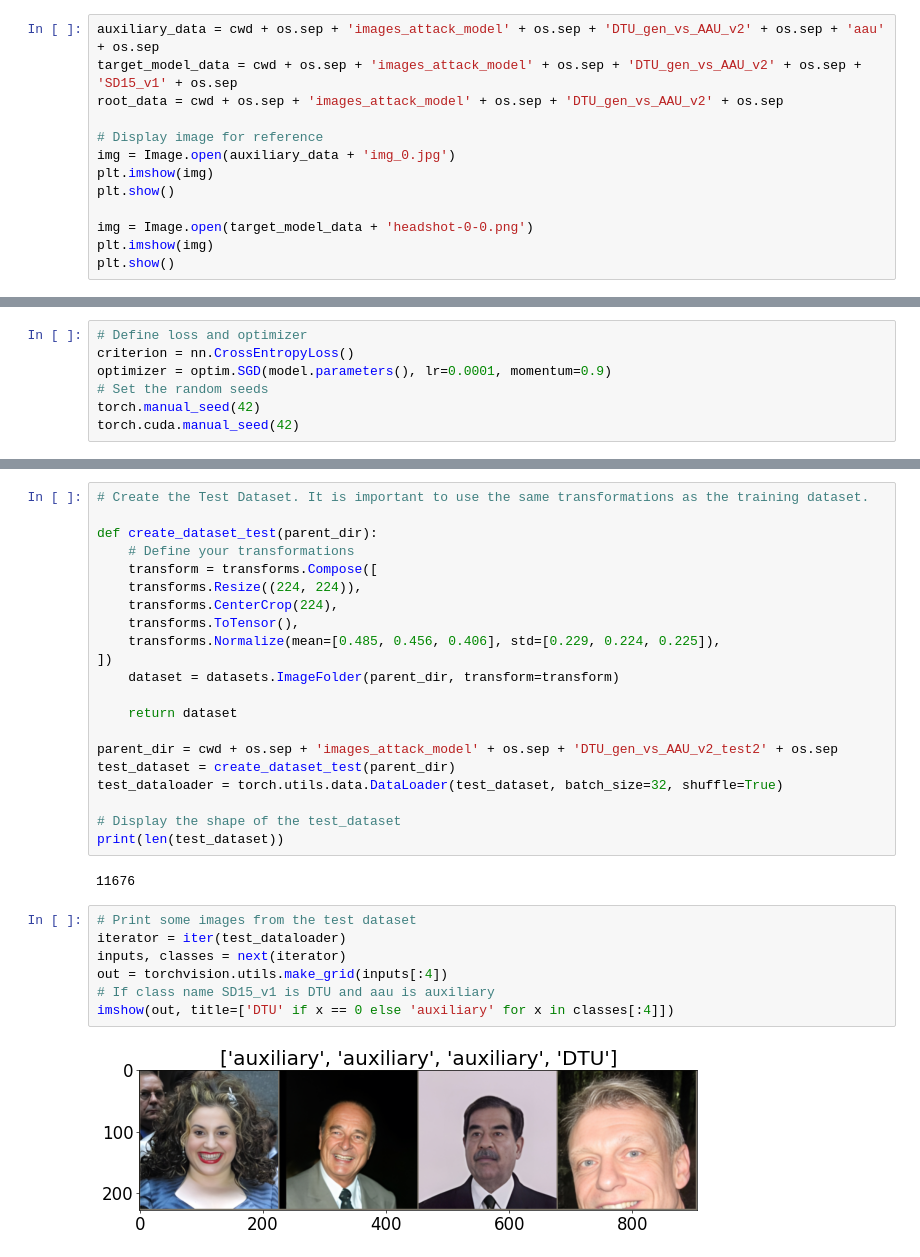
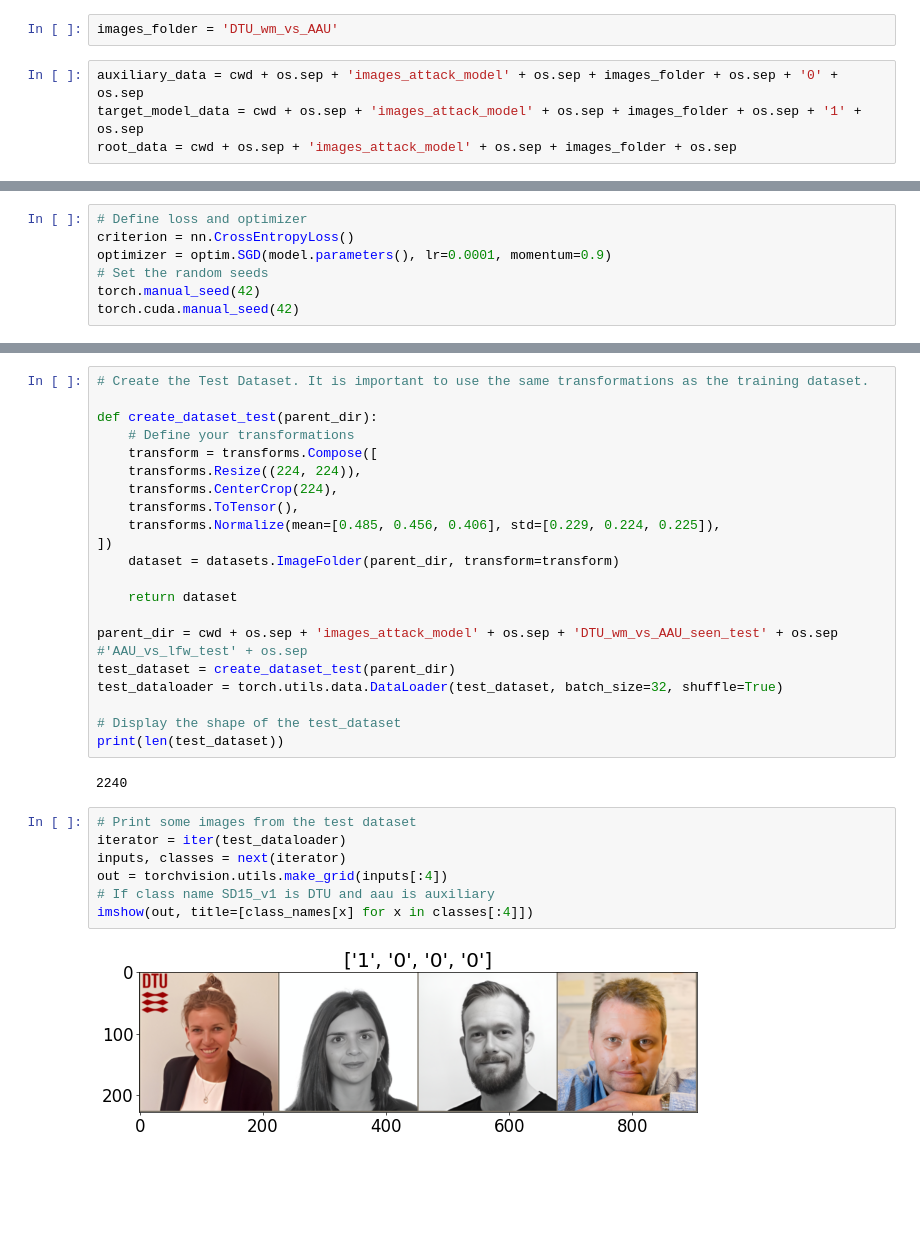
Before and after one commit to osquera/MIA_SD, a Jupyter notebook: attack_model.ipynb, the cells around one changed output, grey strips where cells are left out. Cells and saved outputs as stored; diff of their text form; blank space fills up the shorter version.

```diff
--- a/attack_model.ipynb
+++ b/attack_model.ipynb
@@ -35,16 +35,9 @@ use_cuda
 2.2.1+cu118
 cuda
 True
+# %%
+images_folder = 'DTU_wm_vs_AAU'
 # %%
-auxiliary_data = cwd + os.sep + 'images_attack_model' + os.sep + 'DTU_gen_vs_AAU_v2' + os.sep + 'aau' + os.sep
-target_model_data = cwd + os.sep + 'images_attack_model' + os.sep + 'DTU_gen_vs_AAU_v2' + os.sep + 'SD15_v1' + os.sep
-root_data = cwd + os.sep + 'images_attack_model' + os.sep + 'DTU_gen_vs_AAU_v2' + os.sep
-
-# Display image for reference
-img = Image.open(auxiliary_data + 'img_0.jpg')
-plt.imshow(img)
-plt.show()
-
-img = Image.open(target_model_data + 'headshot-0-0.png')
-plt.imshow(img)
-plt.show()
+auxiliary_data = cwd + os.sep + 'images_attack_model' + os.sep + images_folder + os.sep + '0' + os.sep
+target_model_data = cwd + os.sep + 'images_attack_model' + os.sep + images_folder + os.sep + '1' + os.sep
+root_data = cwd + os.sep + 'images_attack_model' + os.sep + images_folder + os.sep
@@ -225,23 +251,23 @@ def create_dataset_test(parent_dir):
 
     return dataset
 
-parent_dir = cwd + os.sep + 'images_attack_model' + os.sep + 'DTU_gen_vs_AAU_v2_test2' + os.sep
+parent_dir = cwd + os.sep + 'images_attack_model' + os.sep + 'DTU_wm_vs_AAU_seen_test' + os.sep                               #'AAU_vs_lfw_test' + os.sep
 test_dataset = create_dataset_test(parent_dir)
 test_dataloader = torch.utils.data.DataLoader(test_dataset, batch_size=32, shuffle=True)
 
 # Display the shape of the test_dataset
 print(len(test_dataset))
 # %% [output]
-11676
+2240
 # %%
 # Print some images from the test dataset
 iterator = iter(test_dataloader)
 inputs, classes = next(iterator)
 out = torchvision.utils.make_grid(inputs[:4])
 # If class name SD15_v1 is DTU and aau is auxiliary
-imshow(out, title=['DTU' if x == 0 else 'auxiliary' for x in classes[:4]])
+imshow(out, title=[class_names[x] for x in classes[:4]])
 # %% [output]
-[figure, old version]
+[figure, new version]
 # %%
 # Visualize the training process on two plots
 plt.figure(figsize=(12, 5))
```
Also changed, not shown: parts of 13 cells of this notebook.
